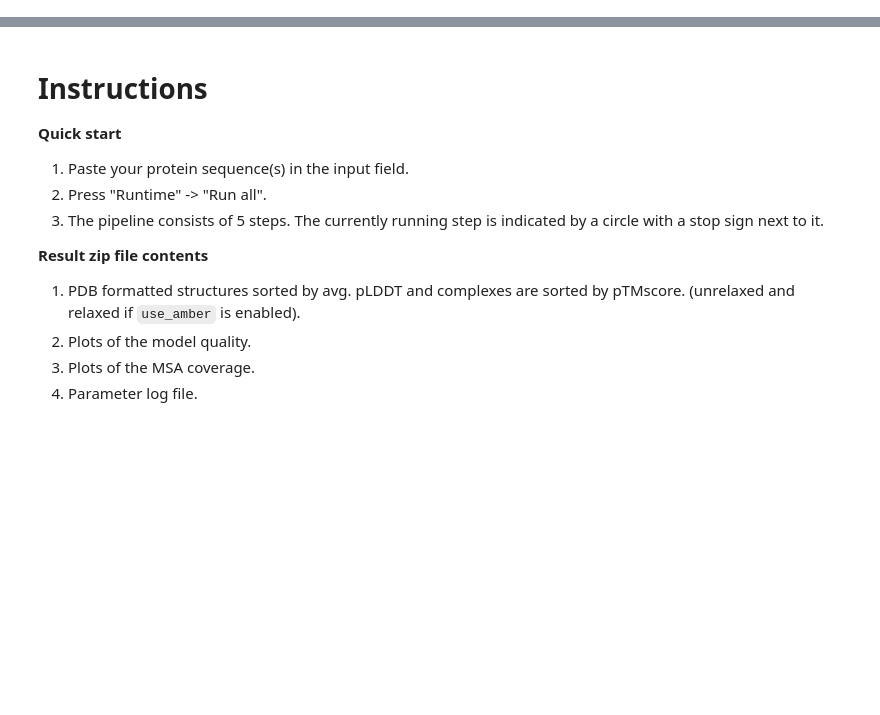
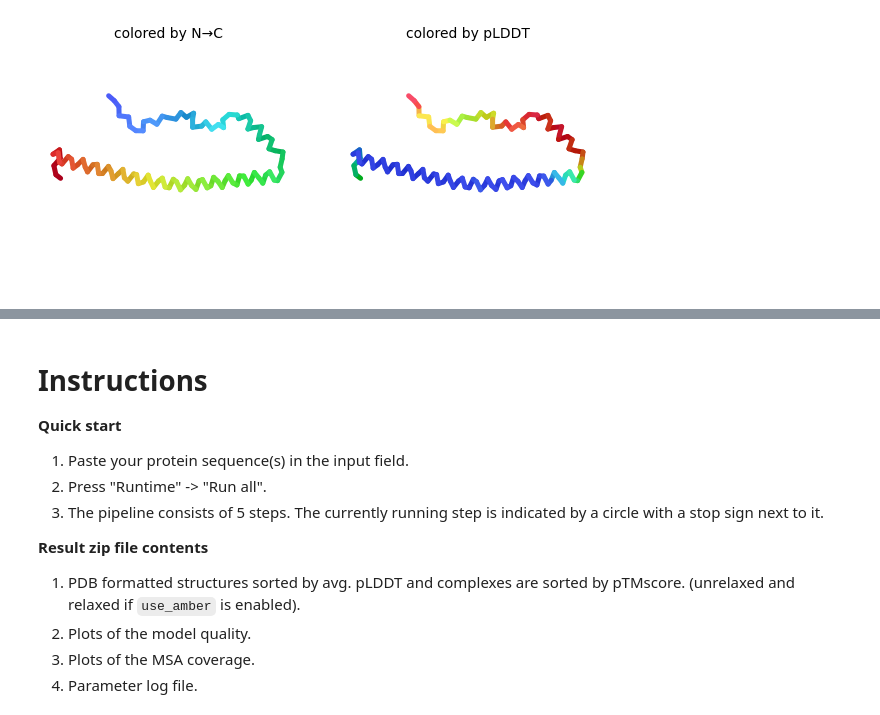
Before and after one commit to 12hdueiwh/AlphaFold2, a Jupyter notebook: AlphaFold2.ipynb, the cells around one changed output, grey strips where cells are left out. Cells and saved outputs as stored; diff of their text form; code cells hidden in the pictures; blank space fills up the shorter version.

```diff
--- a/AlphaFold2.ipynb
+++ b/AlphaFold2.ipynb
@@ -20,13 +20,13 @@ import random
 def add_hash(x,y):
   return x+"_"+hashlib.sha1(y.encode()).hexdigest()[:5]
 
-query_sequence = 'PIAQIHILEGRSDEQKETLIREVSEAISRSLDAPLTSVRVIITEMAKGHFGIGGELASK' #@param {type:"string"}
+query_sequence = 'MDGTLFPGDDDLAIPATEFFSTKAAKNPETKREAIVKAYGDDNEETLKQRLTNLEKKITNITTKFEQIEKCCKHNDEVLFRLENHAETLRAAMISLAKKIDVQTGRRPYE' #@param {type:"string"}
 #@markdown  - Use `:` to specify inter-protein chainbreaks for **modeling complexes** (supports homo- and hetro-oligomers). For example **PI...SK:PI...SK** for a homodimer
 
 # remove whitespaces
 query_sequence = "".join(query_sequence.split())
 
-jobname = 'test' #@param {type:"string"}
+jobname = 'A29' #@param {type:"string"}
 # remove whitespaces
 basejobname = "".join(jobname.split())
 basejobname = re.sub(r'\W+', '', basejobname)
@@ -188,9 +207,9 @@ run(
     use_amber=use_amber,
     msa_mode=msa_mode,
     model_type=model_type,
-    num_models=5,
+    num_models=1,
     num_recycles=num_recycles,
-    model_order=[1, 2, 3, 4, 5],
+    model_order=[1],
     is_complex=is_complex,
     data_dir=Path("."),
     keep_existing_results=False,
@@ -200,3 +219,4 @@ run(
     stop_at_score=float(100),
     prediction_callback=prediction_callback,
 )
+# %% [output]
@@ -202,0 +227 @@ run(
+[figure, added]
```
Also changed, not shown: parts of 4 cells of this notebook.
